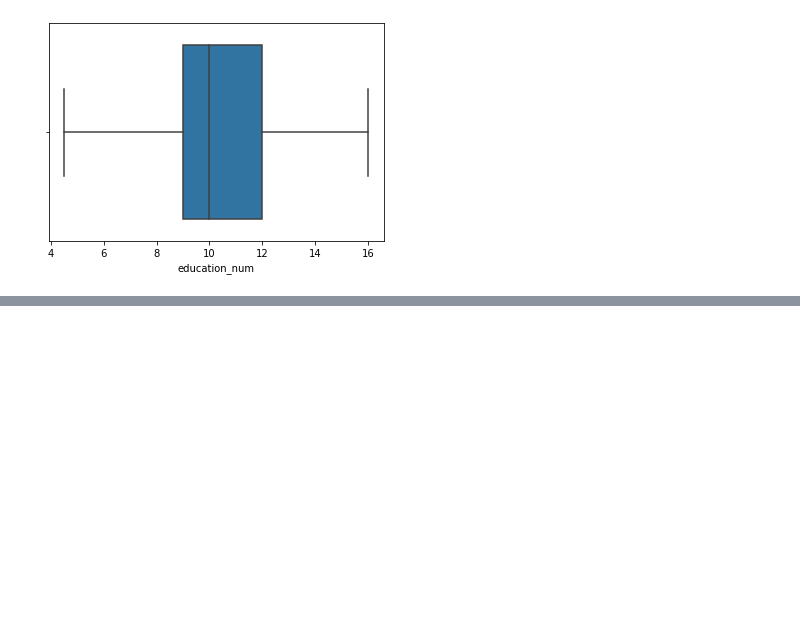
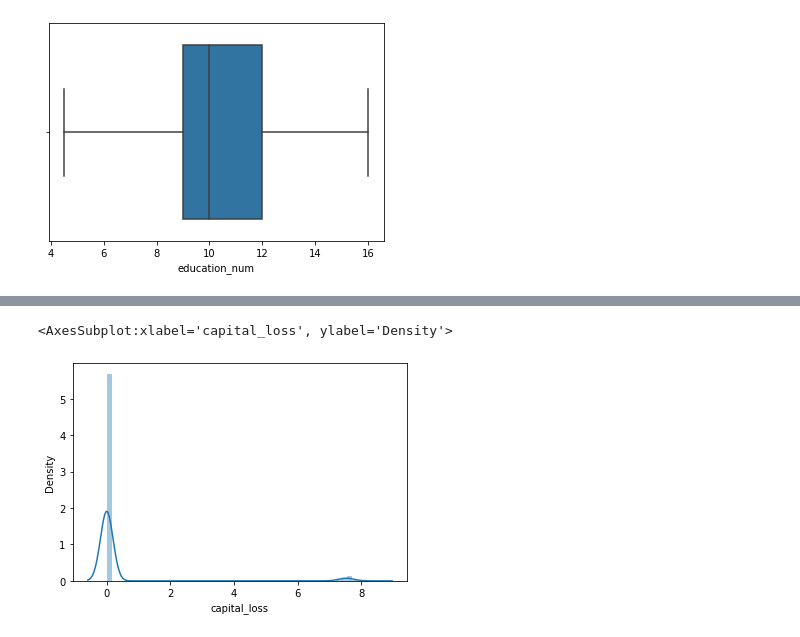
Before and after one commit to ram-polisetti/DataScience, a Jupyter notebook: AdultSalaryPrediction/AdultSalaryPrediction.ipynb, the cells around one changed output, grey strips where cells are left out. Cells and saved outputs as stored; diff of their text form; code cells hidden in the pictures; blank space fills up the shorter version.

```diff
--- a/AdultSalaryPrediction/AdultSalaryPrediction.ipynb
+++ b/AdultSalaryPrediction/AdultSalaryPrediction.ipynb
@@ -242,0 +275,9 @@ sns.boxplot(salary_data.education_num)
+# %%
+salary_data.capital_loss = np.where(salary_data.capital_loss == 0, np.nan, salary_data.capital_loss)
+salary_data.capital_loss = np.log(salary_data.capital_loss)
+salary_data.capital_loss = salary_data.capital_loss.replace(np.nan, 0)
+# %%
+sns.distplot(salary_data.capital_loss)
+# %% [output]
+<AxesSubplot:xlabel='capital_loss', ylabel='Density'>
+[figure, added]
```
Also changed, not shown: parts of 10 cells of this notebook.
